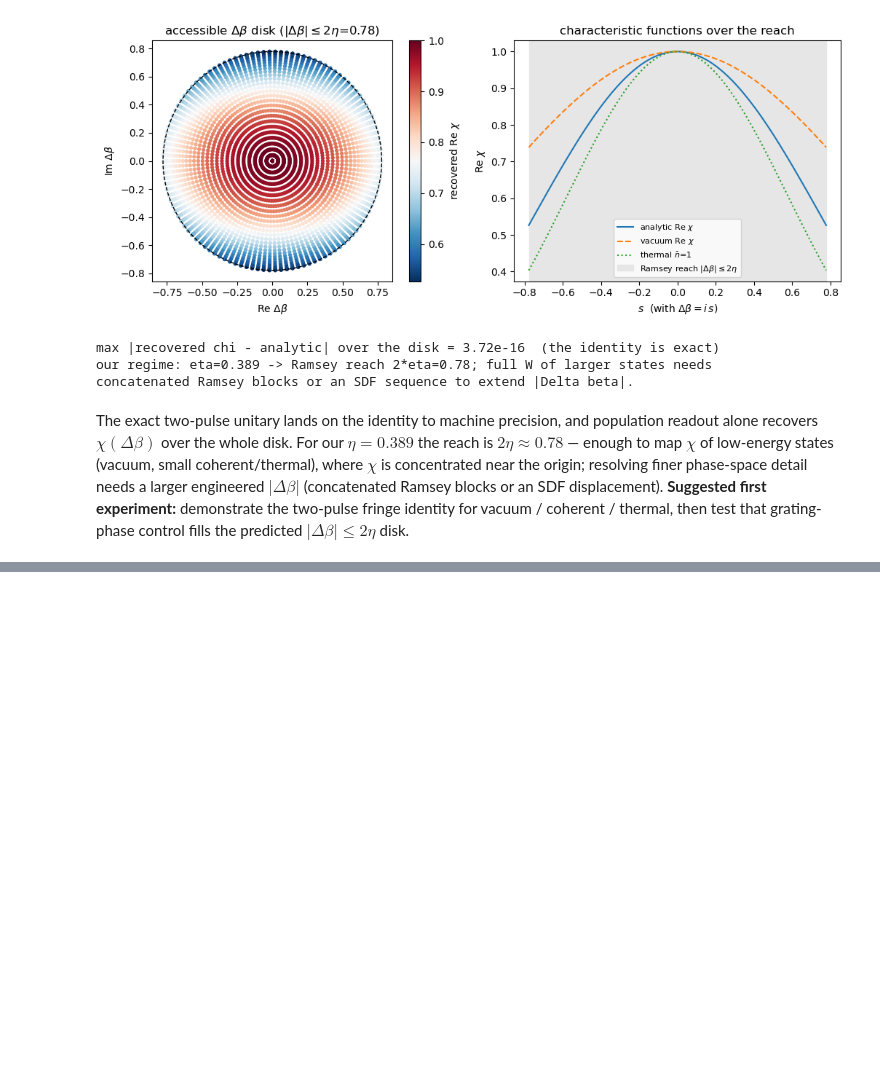
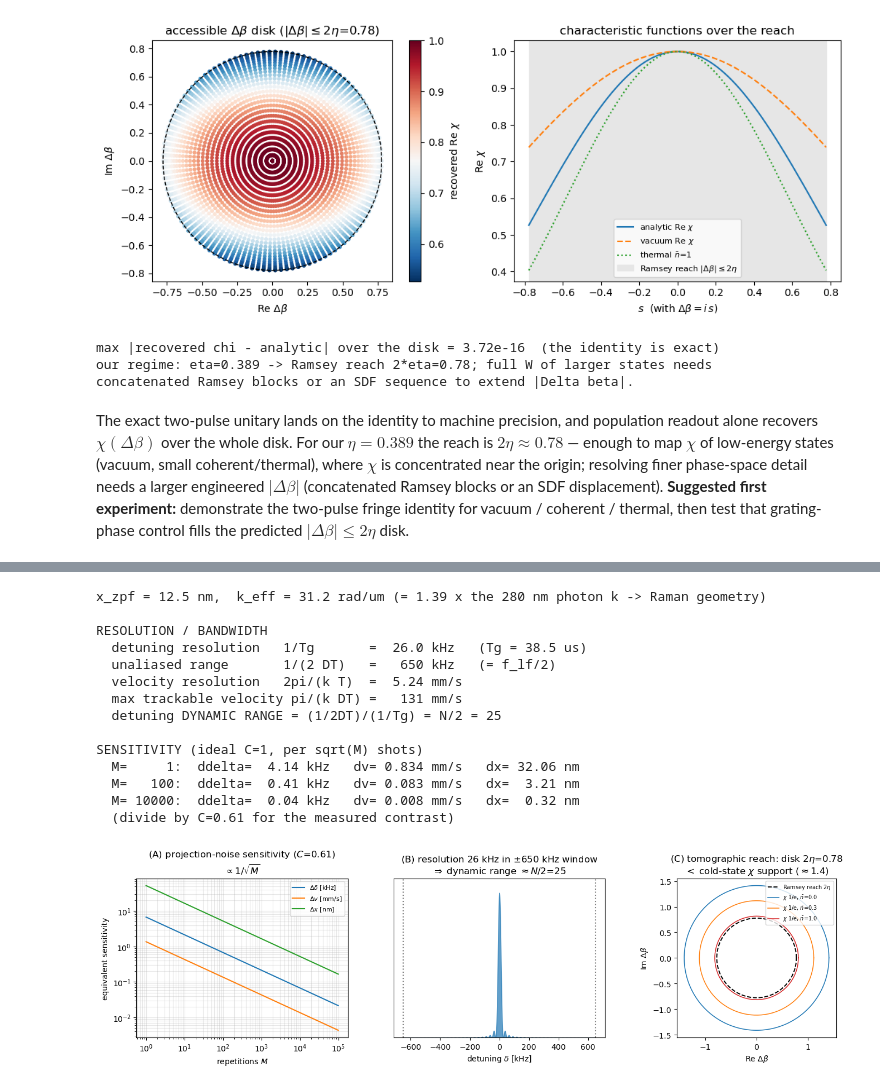
Before and after one commit to uwarring82/paula-gen-FD, a Jupyter notebook: docs/notebooks/strobo_grating_tomography.ipynb, the cells around one changed output, grey strips where cells are left out. Saved outputs shown, nothing was run; the diff lists cells and outputs as text; code cells hidden in the pictures; blank space fills up the shorter version.

```diff
--- a/docs/notebooks/strobo_grating_tomography.ipynb
+++ b/docs/notebooks/strobo_grating_tomography.ipynb
@@ -334,0 +368,74 @@ predicted $|\Delta\beta|\le2\eta$ disk.
+# %%
+HBAR, U = 1.054571817e-34, 1.66053907e-27
+M_ION = 25 * U                                   # 25Mg+ mass
+C = 0.61                                          # measured strobo-flop contrast (round 'twin_strobo')
+w_lf = 2 * np.pi * F_LF
+x_zpf = np.sqrt(HBAR / (2 * M_ION * w_lf))        # zero-point position spread
+k_eff = ETA / x_zpf                               # eta = k_eff * x_zpf
+v_zpf = x_zpf * w_lf                              # zero-point velocity
+Tg = N * DT * 1e-6                                # grating/comb interrogation time [s]
+
+print(f"x_zpf = {x_zpf*1e9:.1f} nm,  k_eff = {k_eff/1e6:.1f} rad/um "
+      f"(= {k_eff/(2*np.pi/280e-9):.2f} x the 280 nm photon k -> Raman geometry)")
+print("\nRESOLUTION / BANDWIDTH")
+print(f"  detuning resolution   1/Tg       = {1/Tg/1e3:5.1f} kHz   (Tg = {Tg*1e6:.1f} us)")
+print(f"  unaliased range       1/(2 DT)   = {1/(2*DT*1e-6)/1e3:5.0f} kHz   (= f_lf/2)")
+print(f"  velocity resolution   2pi/(k T)  = {2*np.pi/(k_eff*Tg)*1e3:5.2f} mm/s")
+print(f"  max trackable velocity pi/(k DT) = {np.pi/(k_eff*DT*1e-6)*1e3:5.0f} mm/s")
+print(f"  detuning DYNAMIC RANGE = (1/2DT)/(1/Tg) = N/2 = {N/2:.0f}")
+print("\nSENSITIVITY (ideal C=1, per sqrt(M) shots)")
+for M in (1, 100, 10000):
+    f = 1 / np.sqrt(M)
+    print(f"  M={M:6d}:  ddelta={1/(2*np.pi*Tg)*f/1e3:6.2f} kHz   "
+          f"dv={1/(k_eff*Tg)*f*1e3:6.3f} mm/s   dx={1/k_eff*f*1e9:6.2f} nm")
+print(f"  (divide by C={C} for the measured contrast)")
+
+# --- figure: (A) sensitivity vs shots, (B) detuning dynamic range, (C) phase-space reach ---
+fig = plt.figure(figsize=(14, 4.2))
+# (A) sensitivity scaling
+axA = fig.add_subplot(1, 3, 1)
+Ms = np.logspace(0, 5, 60)
+axA.loglog(Ms, 1 / (2 * np.pi * Tg) / C / np.sqrt(Ms) / 1e3, label="$\\Delta\\delta$ [kHz]")
+axA.loglog(Ms, 1 / (k_eff * Tg) / C / np.sqrt(Ms) * 1e3, label="$\\Delta v$ [mm/s]")
+axA.loglog(Ms, 1 / k_eff / C / np.sqrt(Ms) * 1e9, label="$\\Delta x$ [nm]")
+axA.set_xlabel("repetitions $M$"); axA.set_ylabel("equivalent sensitivity")
+axA.set_title(f"(A) projection-noise sensitivity ($C$={C})\n$\\propto1/\\sqrt{{M}}$")
+axA.grid(alpha=0.3, which="both"); axA.legend(fontsize=8)
+# (B) detuning dynamic range: the narrow resolution lineshape inside the unaliased window
+axB = fig.add_subplot(1, 3, 2)
+res = 1 / Tg; rng = 1 / (2 * DT * 1e-6)
+ds = np.linspace(-rng, rng, 4000)
+peak = np.sinc(N * ds * DT * 1e-6) ** 2          # squared-Dirichlet resolution lineshape (width ~res)
+axB.fill_between(ds / 1e3, peak, color="#1f77b4", alpha=0.7)
+axB.axvline(-rng / 1e3, color="0.5", ls=":"); axB.axvline(rng / 1e3, color="0.5", ls=":")
+axB.set_xlabel("detuning $\\delta$ [kHz]"); axB.set_ylim(0, 1.1); axB.set_yticks([])
+axB.set_title(f"(B) resolution {res/1e3:.0f} kHz in $\\pm${rng/1e3:.0f} kHz window\n"
+              f"$\\Rightarrow$ dynamic range $\\approx N/2$={int(N/2)}")
+# (C) phase-space tomographic reach: disk |Db|<=2eta vs chi-support of vacuum/thermal
+axC = fig.add_subplot(1, 3, 3)
+th = np.linspace(0, 2 * np.pi, 200)
+axC.plot(2 * ETA * np.cos(th), 2 * ETA * np.sin(th), "k--", lw=1.4, label="Ramsey reach $2\\eta$")
+for nbar, col in [(0.0, "C0"), (0.3, "C1"), (1.0, "C3")]:
+    # chi(beta) 1/e radius for a thermal state: |chi|=e^{-(nbar+1/2)|b|^2} -> radius 1/sqrt(nbar+1/2)
+    r = 1 / np.sqrt(nbar + 0.5)
+    axC.plot(r * np.cos(th), r * np.sin(th), col, lw=1.1, label=f"$\\chi$ 1/e, $\\bar n$={nbar}")
+axC.set_aspect("equal"); axC.set_xlabel("Re $\\Delta\\beta$"); axC.set_ylabel("Im $\\Delta\\beta$")
+axC.set_title("(C) tomographic reach: disk $2\\eta$=%.2f\n$<$ cold-state $\\chi$ support ($\\approx$1.4)" % (2 * ETA))
+axC.legend(fontsize=7, loc="upper right")
+plt.tight_layout(); plt.show()
+# %% [output]
+x_zpf = 12.5 nm,  k_eff = 31.2 rad/um (= 1.39 x the 280 nm photon k -> Raman geometry)
+
+RESOLUTION / BANDWIDTH
+  detuning resolution   1/Tg       =  26.0 kHz   (Tg = 38.5 us)
+  unaliased range       1/(2 DT)   =   650 kHz   (= f_lf/2)
+  velocity resolution   2pi/(k T)  =  5.24 mm/s
+  max trackable velocity pi/(k DT) =   131 mm/s
+  detuning DYNAMIC RANGE = (1/2DT)/(1/Tg) = N/2 = 25
+
+SENSITIVITY (ideal C=1, per sqrt(M) shots)
+  M=     1:  ddelta=  4.14 kHz   dv= 0.834 mm/s   dx= 32.06 nm
+  M=   100:  ddelta=  0.41 kHz   dv= 0.083 mm/s   dx=  3.21 nm
+  M= 10000:  ddelta=  0.04 kHz   dv= 0.008 mm/s   dx=  0.32 nm
+  (divide by C=0.61 for the measured contrast)
+[figure, added]
```
Also changed, not shown: parts of 5 cells of this notebook, 3 other files.
